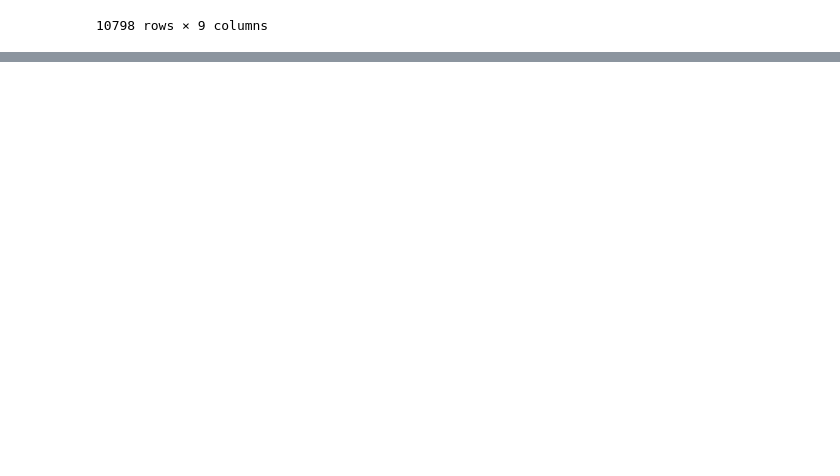
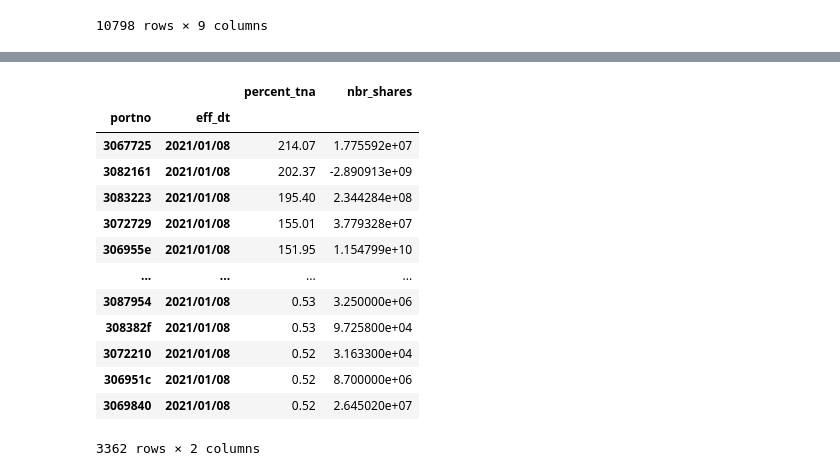
Before and after one commit to uuboyscy/tjr102, a Jupyter notebook: data-pipeline/03_summary.ipynb, the cells around one changed output, grey strips where cells are left out. Cells and saved outputs as stored; diff of their text form; code cells hidden in the pictures; blank space fills up the shorter version.

```diff
--- a/data-pipeline/03_summary.ipynb
+++ b/data-pipeline/03_summary.ipynb
@@ -203,0 +372,32 @@ df[
+# %%
+"""
+select
+    portno
+    , eff_dt
+    , sum(percent_tna) as percent_tna
+    , sum(nbr_shares) as nbr_shares
+from df
+group by portno, eff_dt
+having sum(percent_tna) > 0.5
+order by percent_tna desc
+"""
+df_groupby = df.groupby(["portno", "eff_dt"]).sum()[
+    ["percent_tna", "nbr_shares"]
+]
+filter_percent_tna_gt_05 = df_groupby["percent_tna"] > 0.5
+df_groupby[filter_percent_tna_gt_05].sort_values("percent_tna", ascending=False)
+# %% [output]
+|  |  | percent_tna | nbr_shares |
+| portno | eff_dt |  |  |
+| 3067725 | 2021/01/08 | 214.07 | 1.775592e+07 |
+| 3082161 | 2021/01/08 | 202.37 | -2.890913e+09 |
+| 3083223 | 2021/01/08 | 195.40 | 2.344284e+08 |
+| 3072729 | 2021/01/08 | 155.01 | 3.779328e+07 |
+| 306955e | 2021/01/08 | 151.95 | 1.154799e+10 |
+| ... | ... | ... | ... |
+| 3087954 | 2021/01/08 | 0.53 | 3.250000e+06 |
+| 308382f | 2021/01/08 | 0.53 | 9.725800e+04 |
+| 3072210 | 2021/01/08 | 0.52 | 3.163300e+04 |
+| 306951c | 2021/01/08 | 0.52 | 8.700000e+06 |
+| 3069840 | 2021/01/08 | 0.52 | 2.645020e+07 |
+3362 rows × 2 columns
```
Also changed, not shown: parts of 10 cells of this notebook.
